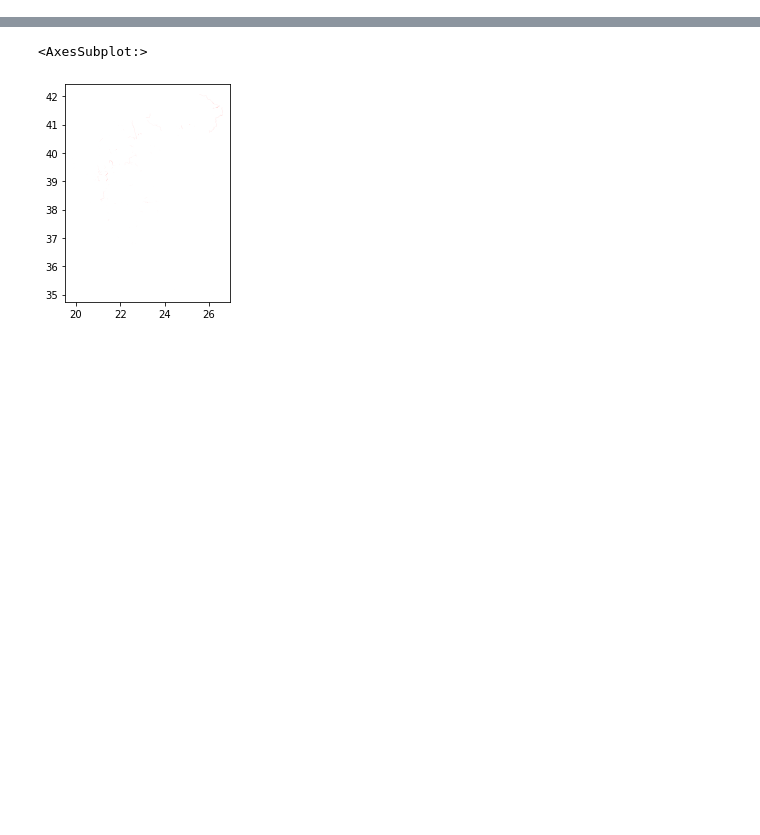
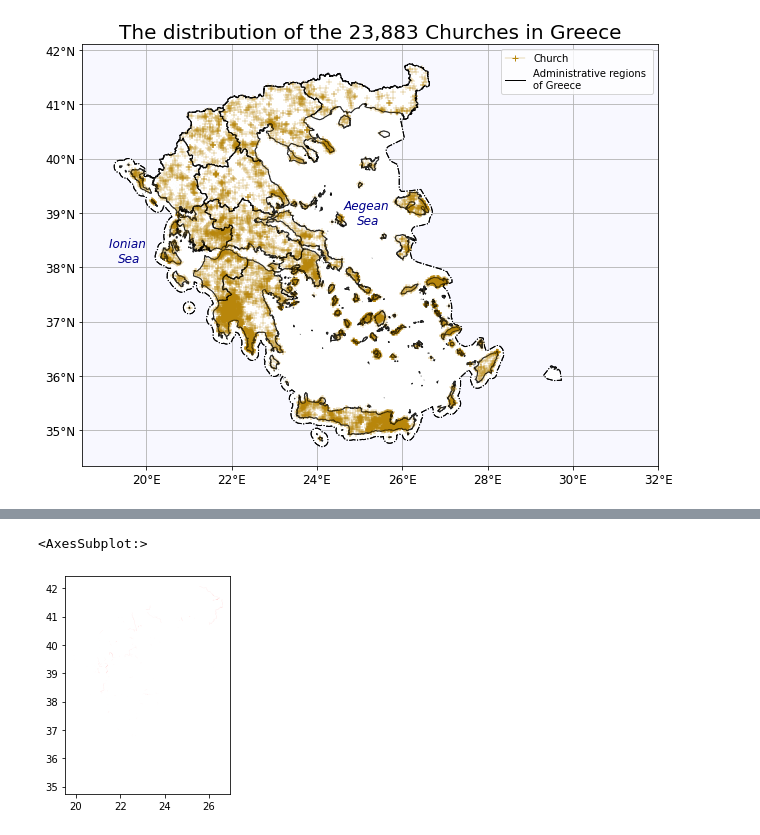
Before and after one commit to touldimos/OSM, a Jupyter notebook: Maps_OSM_Thessaloniki.ipynb, the cells around one changed output, grey strips where cells are left out. Saved outputs shown, nothing was run; the diff lists cells and outputs as text; code cells hidden in the pictures; blank space fills up the shorter version.

```diff
--- a/Maps_OSM_Thessaloniki.ipynb
+++ b/Maps_OSM_Thessaloniki.ipynb
@@ -13,6 +18,51 @@ import branca.colormap as cm
 # graph = ox.graph_from_place(place_name)
 # fig, ax = ox.plot_graph(graph)
 # plt.tight_layout()
+# %%
+warnings.filterwarnings('ignore')
+
+place_name = "Greece" #"Περιφέρεια Κεντρικής Μακεδονίας"
+
+# church_gr = ox.geometries.geometries_from_place(place_name,  tags = {"amenity":'place_of_worship'})
+crs = fiona.crs.from_epsg(2100)
+gr = gpd.read_file('greece.json')
+gr = gpd.GeoDataFrame(gr, geometry = 'geometry', crs=crs)
+greece = gpd.read_file("periphereies.shp")
+greece = greece.to_crs(epsg=4326)
+greece = greece.geometry
+
+geo_church_gr = gpd.GeoDataFrame(church_gr, geometry = 'geometry', crs=crs)
+
+formatterY = FuncFormatter(lambda y, pos: u'{0:2g}\N{DEGREE SIGN}N'.format(y))
+formatterX = FuncFormatter(lambda x, pos: u'{0:2g}\N{DEGREE SIGN}E'.format(x))
+
+fig=plt.figure(figsize = (10, 10))
+ax = fig.add_axes([0.1, 0.1, 0.8, 0.8]) # main axes
+# axes2 = fig.add_axes([0.72, 0.43, 0.16, 0.16]) # inset axes
+
+ax.plot([22.9,22.91], [40.65, 40.66], color = 'darkgoldenrod', marker = '+', linewidth=0.3, label = 'Church')
+ax.plot([22.9,22.91], [40.65, 40.66], color = 'black', linewidth=1, label = 'Administrative regions \nof Greece')
+ax.legend()
+
+gr.plot(ax=ax, color = "white", edgecolor = 'black', ls = '-.', zorder = 8)
+gr.plot(ax=ax, color = "none", edgecolor = 'black', ls = '-.', zorder = 12)
+greece.plot(ax=ax, color = "white", edgecolor = 'black', linewidth=1, alpha = 0.6, zorder = 8)
+greece.plot(ax=ax, color = "none", edgecolor = 'black', linewidth=1, alpha = 0.6, zorder = 12)
+geo_church_gr.plot(ax=ax, color = 'darkgoldenrod', marker = '+', linewidth=0.3, zorder = 10)
+ax.text(25.2, 39, 'Aegean \nSea', style='italic', fontsize = 12, color = 'darkblue', ha='center', va='center', zorder = 12)
+ax.text(19.6, 38.3, 'Ionian \nSea', style='italic', fontsize = 12, color = 'darkblue', ha='center', va='center', zorder = 12)
+
+ax.yaxis.set_major_formatter(formatterY)
+ax.xaxis.set_major_formatter(formatterX)
+ax.tick_params(axis='both', which='major', labelsize=12)
+ax.tick_params(axis='both', which='minor', labelsize=12)
+ax.set_facecolor("ghostwhite")
+ax.set_xlim(18.5, 32)
+ax.grid()
+ax.set_title('The distribution of the {:,} Churches in Greece'.format(len(geo_church_gr)), fontsize = 20);
+plt.savefig('churches_gr.jpg', format='jpg', dpi=1100, bbox_inches='tight', pad_inches=0)
+# %% [output]
+[figure, added]
 # %%
 # road_gr.to_json()
 # road_gr2.to_json()
```
Also changed, not shown: parts of 8 cells of this notebook.
